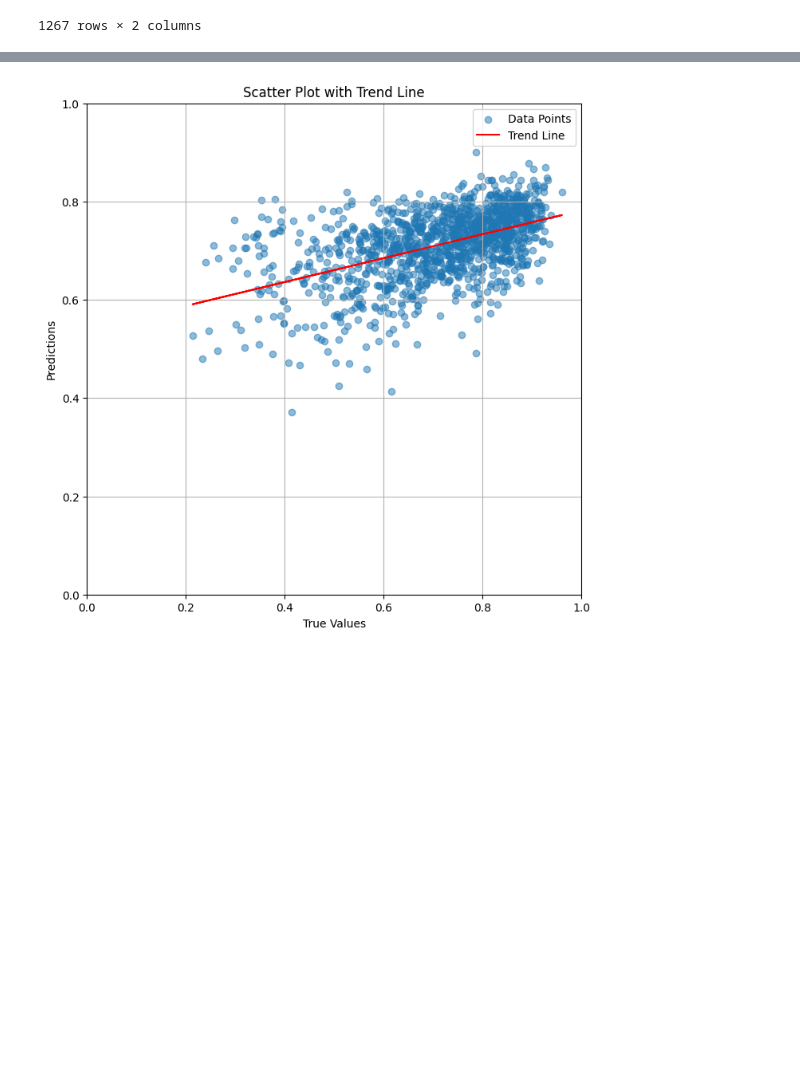
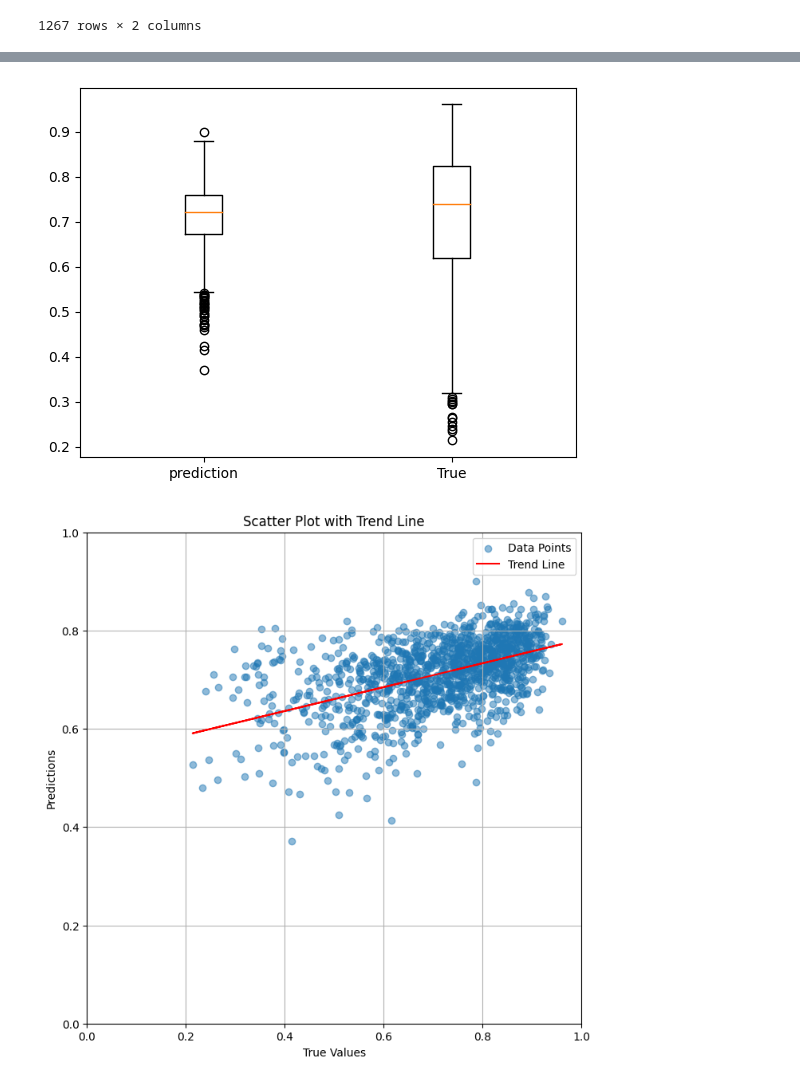
Before and after one commit to yuuhey/image_preprocessing, a Jupyter notebook: model_result_visual.ipynb, the cells around one changed output, grey strips where cells are left out. Cells and saved outputs as stored; diff of their text form; code cells hidden in the pictures; blank space fills up the shorter version.

```diff
--- a/model_result_visual.ipynb
+++ b/model_result_visual.ipynb
@@ -72,3 +70,8 @@ result_df['y_True']
+# %%
+plt.boxplot([result_df['prediction'], result_df['y_True']], labels=['prediction', 'True'])
+plt.show()
+# %% [output]
+[figure, added]
 # %%
 import matplotlib.pyplot as plt
 import numpy as np
```
Also changed, not shown: parts of 2 cells of this notebook, 2 other files.
